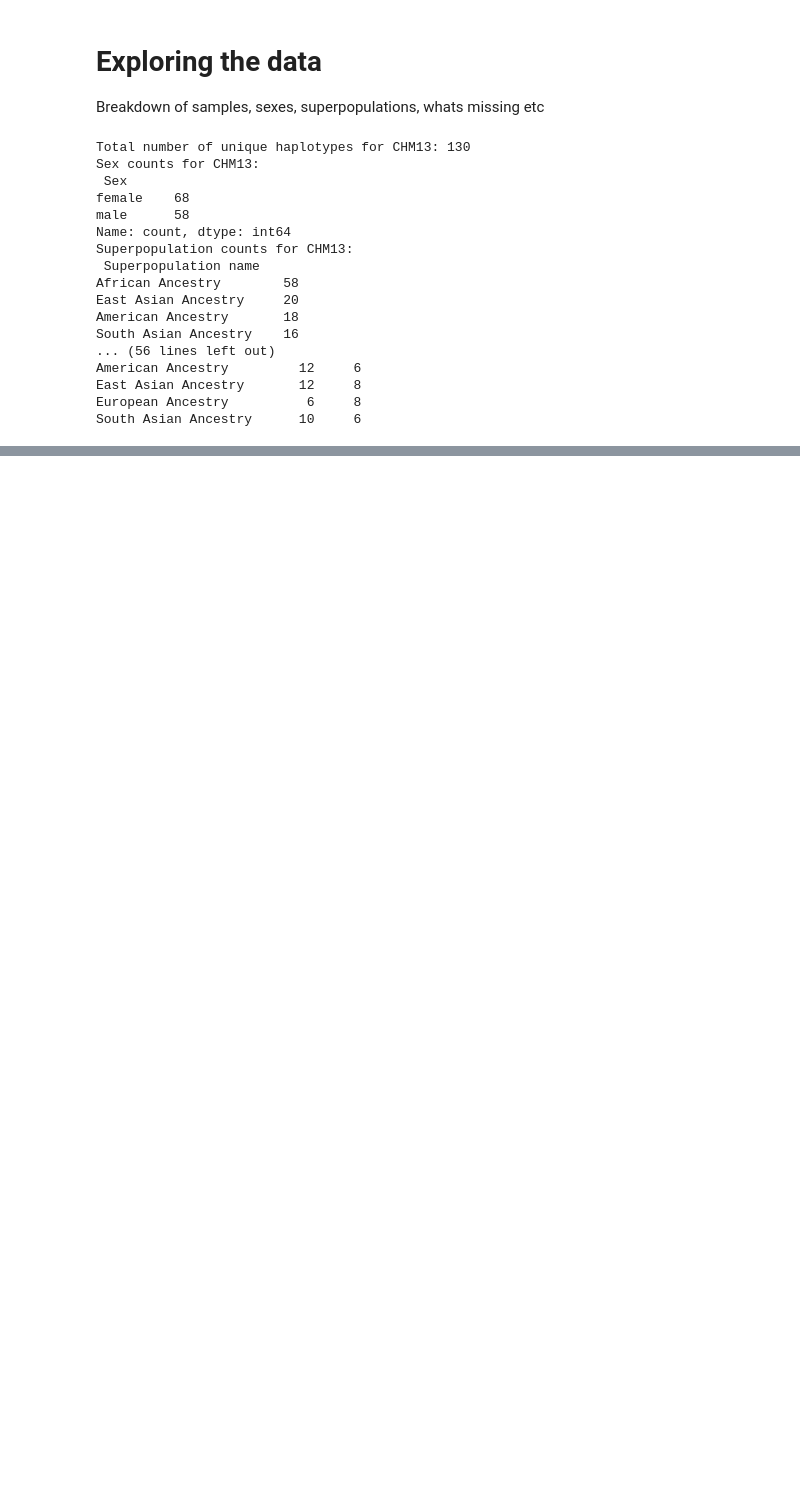
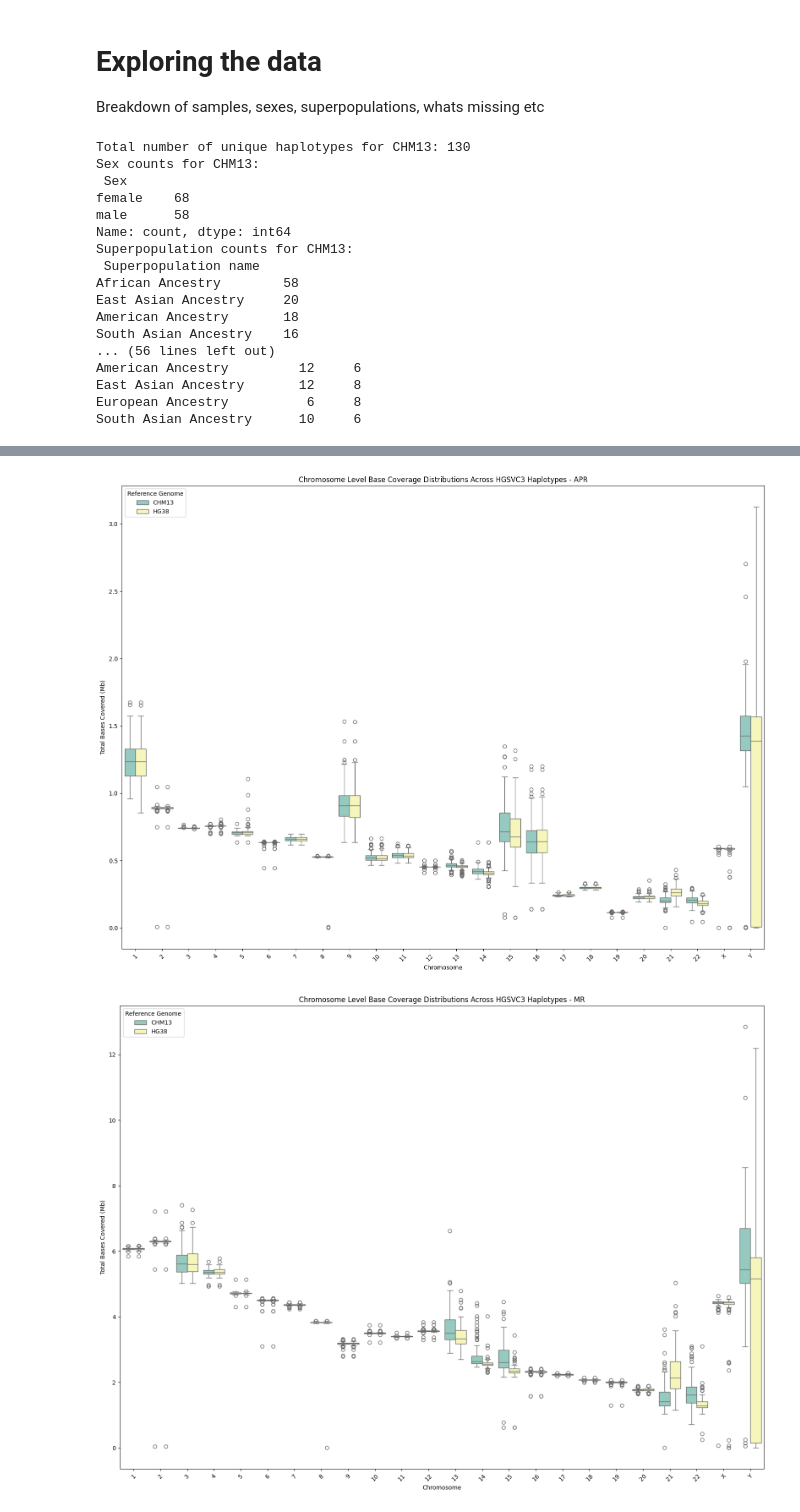
Before and after one commit to alexturcoo/PhasedHapAssembly-nonB, a Jupyter notebook: analysis_scripts/hgsvc_phased_haplotype_analysis_final.ipynb, the cells around one changed output, grey strips where cells are left out. Cells and saved outputs as stored; diff of their text form; code cells hidden in the pictures; blank space fills up the shorter version.

```diff
--- a/analysis_scripts/hgsvc_phased_haplotype_analysis_final.ipynb
+++ b/analysis_scripts/hgsvc_phased_haplotype_analysis_final.ipynb
@@ -192,0 +542,76 @@ KeyError: 'Chromosome'
+# %%
+import pandas as pd
+import matplotlib.pyplot as plt
+import seaborn as sns
+import os
+
+# Function to load data in batches
+def load_data(reference, batch):
+    path = f'/home/alextu/scratch/results/summary_stats/{reference}/verkko_batch{batch}_{reference}_collapsed_summary_metrics_chr.csv'
+    if os.path.exists(path):
+        df = pd.read_csv(path)
+        df['Label'] = reference.upper()  # Simplify label to just reference genome
+        df['Chromosome'] = df['Sample_Haplotype_Chromosome'].str.extract(r'(chr[\dXY]+)')[0]  # Extract chromosome info
+        return df
+    else:
+        print(f"File {path} does not exist.")
+        return pd.DataFrame()
+
+# Function to prepare data for plotting
+def prepare_data(df, label):
+    df[['Sample', 'Haplotype']] = df['Sample_Haplotype_Chromosome'].str.split('|', expand=True)[0].str.split('_hap', expand=True)
+    df['Chromosome'] = df['Sample_Haplotype_Chromosome'].str.split('|').str[-1]
+    df['Label'] = label
+    grouped_df = df.groupby(['Sample', 'Haplotype', 'Chromosome', 'Motif Type', 'Label']).agg({'Total Bases Covered': 'sum'}).reset_index()
+    grouped_df['Total Bases Covered'] /= 1e6  # Convert to megabases
+    return grouped_df
+
+# Function to sort chromosomes
+def sort_chromosomes(df):
+    df['Chromosome'] = df['Chromosome'].str.extract(r'(\d+|X|Y)', expand=False)
+    df['Chromosome'] = pd.Categorical(df['Chromosome'], categories=[str(i) for i in range(1, 23)] + ['X', 'Y'], ordered=True)
+    return df.sort_values('Chromosome')
+
+# Plotting function for each motif type
+def plot_boxplots_for_motifs(df, title_prefix):
+    motif_types = df['Motif Type'].unique()
+    for motif in motif_types:
+        motif_df = df[df['Motif Type'] == motif]
+        plt.figure(figsize=(16, 12))  # Adjust the figure size to provide more room
+        sns.boxplot(data=motif_df, x='Chromosome', y='Total Bases Covered', hue='Label', hue_order=['CHM13', 'HG38'], palette='Set3')
+        plt.title(f'{title_prefix} - {motif}')
+        plt.ylabel('Total Bases Covered (Mb)')
+        plt.xlabel('Chromosome')
+        plt.xticks(rotation=45)
+        plt.legend(title='Reference Genome')  # Modify legend to show reference genomes
+        plt.tight_layout()  # Adjust layout to avoid overlap
+        plt.show()
+
+# Load and process data in batches
+batches = [1, 2, 3]  # List of batches
+chm13_combined_df = pd.DataFrame()
+hg38_combined_df = pd.DataFrame()
+
+for batch in batches:
+    chm13_df = load_data('chm13', batch)
+    hg38_df = load_data('hg38', batch)
+
+    chm13_combined_df = pd.concat([chm13_combined_df, chm13_df])
+    hg38_combined_df = pd.concat([hg38_combined_df, hg38_df])
+
+# Prepare combined data for CHM13 and HG38
+if not chm13_combined_df.empty and not hg38_combined_df.empty:
+    chm13_prepared = prepare_data(chm13_combined_df, 'CHM13')
+    hg38_prepared = prepare_data(hg38_combined_df, 'HG38')
+
+    # Combine data for plotting
+    combined_data = pd.concat([chm13_prepared, hg38_prepared])
+
+    # Sort chromosomes for the combined data
+    combined_data = sort_chromosomes(combined_data)
+
+    # Plot boxplots for each motif type
+    plot_boxplots_for_motifs(combined_data, 'Chromosome Level Base Coverage Distributions Across HGSVC3 Haplotypes')
+# %% [output]
+[figure, added]
+[figure, added]
```
Also changed, not shown: parts of 11 cells of this notebook, 5 other files.
